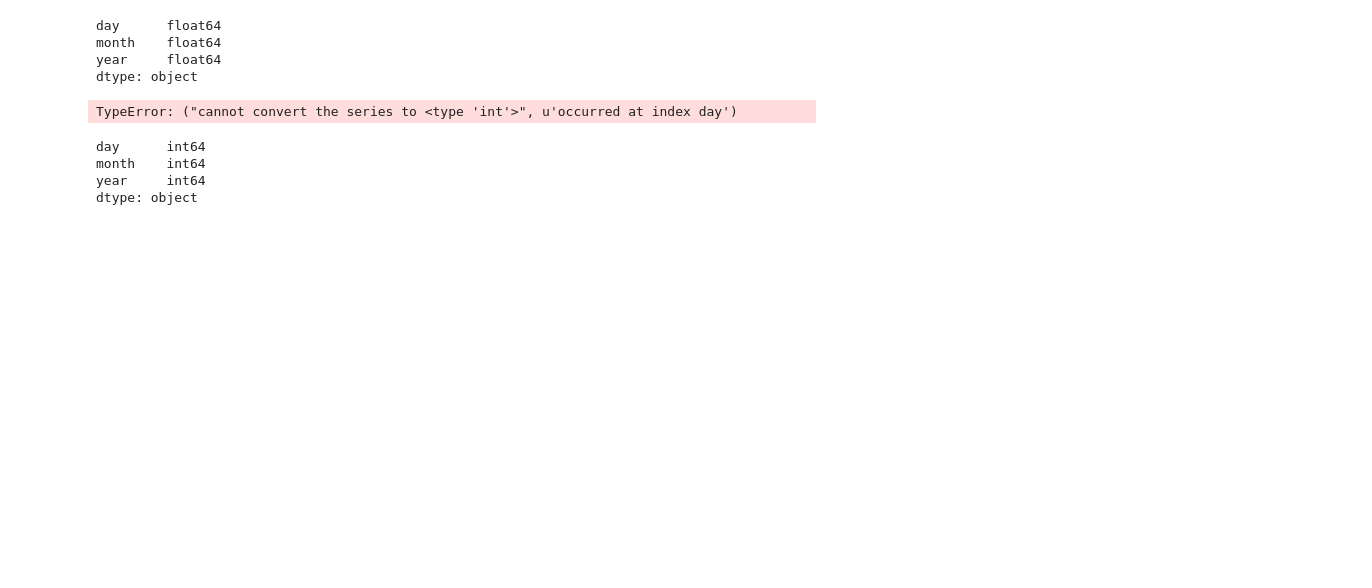
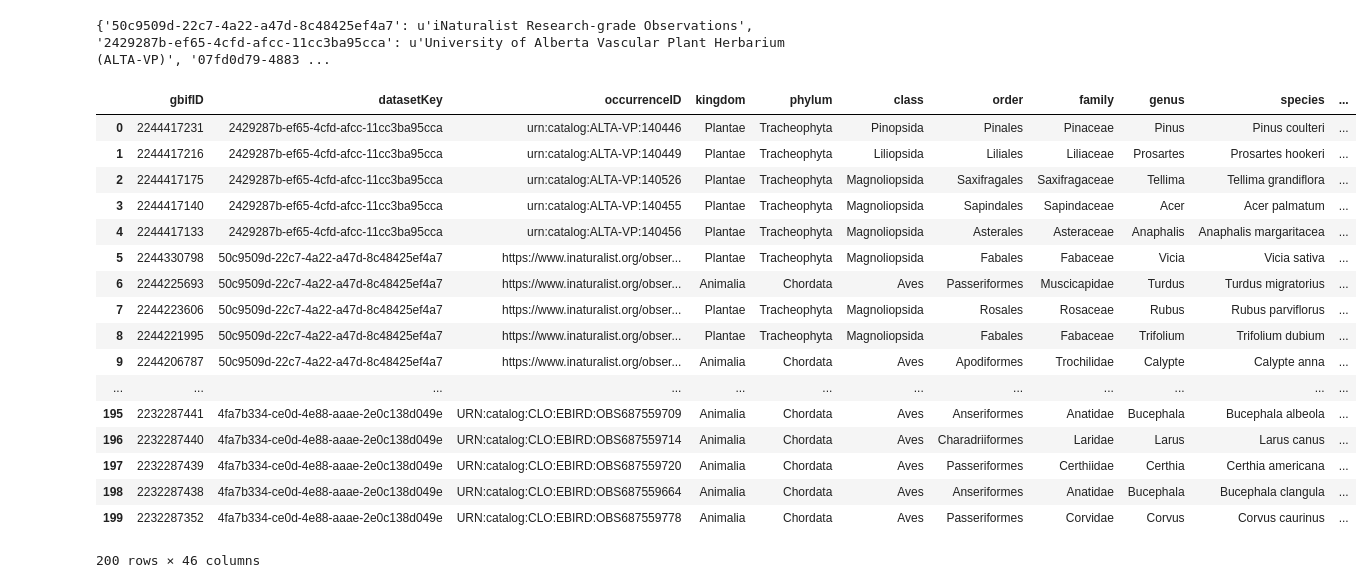
Before and after one commit to raghavaggsss/DSSG19BioDiv, a Jupyter notebook: Geopandas to GeoJson.ipynb, the cells around one changed output. Drawn from its saved outputs; the diff is of its cells as text; code cells hidden in the pictures; blank space fills up the shorter version.

Commit message:
added datasetName column (w/ API)

```diff
--- a/Geopandas to GeoJson.ipynb
+++ b/Geopandas to GeoJson.ipynb
@@ -8,5 +9,38 @@ df_UBC = pd.read_csv("Gbif_UBC.csv", delimiter="\t", low_memory=False)
 df_UBC = df_UBC.head(200)
 # %%
 geometry = [Point(xy) for xy in zip (df_UBC['decimalLongitude'], df_UBC['decimalLatitude'])]
+# %%
+k = df_UBC['datasetKey'].unique()
+n = ([])
+for key in k:
+    url = "http://api.gbif.org/v1/dataset/" + key
+    name = requests.get(url).json()['title']
+    n.append(name)
+conv = dict(zip(k,n))
+print(conv)
+# %% [output]
+{'50c9509d-22c7-4a22-a47d-8c48425ef4a7': u'iNaturalist Research-grade Observations', '2429287b-ef65-4cfd-afcc-11cc3ba95cca': u'University of Alberta Vascular Plant Herbarium (ALTA-VP)', '07fd0d79-4883 ...
+# %%
+df_UBC['datasetName'] = df_UBC['datasetKey']
+df_UBC.replace({'datasetName': conv})
+# %% [output]
+|  | gbifID | datasetKey | occurrenceID | kingdom | phylum | class | order | family | genus | species | ... |
+| 0 | 2244417231 | 2429287b-ef65-4cfd-afcc-11cc3ba95cca | urn:catalog:ALTA-VP:140446 | Plantae | Tracheophyta | Pinopsida | Pinales | Pinaceae | Pinus | Pinus coulteri | ... |
+| 1 | 2244417216 | 2429287b-ef65-4cfd-afcc-11cc3ba95cca | urn:catalog:ALTA-VP:140449 | Plantae | Tracheophyta | Liliopsida | Liliales | Liliaceae | Prosartes | Prosartes hookeri | ... |
+| 2 | 2244417175 | 2429287b-ef65-4cfd-afcc-11cc3ba95cca | urn:catalog:ALTA-VP:140526 | Plantae | Tracheophyta | Magnoliopsida | Saxifragales | Saxifragaceae | Tellima | Tellima grandiflora | ... |
+| 3 | 2244417140 | 2429287b-ef65-4cfd-afcc-11cc3ba95cca | urn:catalog:ALTA-VP:140455 | Plantae | Tracheophyta | Magnoliopsida | Sapindales | Sapindaceae | Acer | Acer palmatum | ... |
+| 4 | 2244417133 | 2429287b-ef65-4cfd-afcc-11cc3ba95cca | urn:catalog:ALTA-VP:140456 | Plantae | Tracheophyta | Magnoliopsida | Asterales | Asteraceae | Anaphalis | Anaphalis margaritacea | ... |
+| 5 | 2244330798 | 50c9509d-22c7-4a22-a47d-8c48425ef4a7 | https://www.inaturalist.org/obser... | Plantae | Tracheophyta | Magnoliopsida | Fabales | Fabaceae | Vicia | Vicia sativa | ... |
+| 6 | 2244225693 | 50c9509d-22c7-4a22-a47d-8c48425ef4a7 | https://www.inaturalist.org/obser... | Animalia | Chordata | Aves | Passeriformes | Muscicapidae | Turdus | Turdus migratorius | ... |
+| 7 | 2244223606 | 50c9509d-22c7-4a22-a47d-8c48425ef4a7 | https://www.inaturalist.org/obser... | Plantae | Tracheophyta | Magnoliopsida | Rosales | Rosaceae | Rubus | Rubus parviflorus | ... |
+| 8 | 2244221995 | 50c9509d-22c7-4a22-a47d-8c48425ef4a7 | https://www.inaturalist.org/obser... | Plantae | Tracheophyta | Magnoliopsida | Fabales | Fabaceae | Trifolium | Trifolium dubium | ... |
+| 9 | 2244206787 | 50c9509d-22c7-4a22-a47d-8c48425ef4a7 | https://www.inaturalist.org/obser... | Animalia | Chordata | Aves | Apodiformes | Trochilidae | Calypte | Calypte anna | ... |
+| ... | ... | ... | ... | ... | ... | ... | ... | ... | ... | ... | ... |
+| 195 | 2232287441 | 4fa7b334-ce0d-4e88-aaae-2e0c138d049e | URN:catalog:CLO:EBIRD:OBS687559709 | Animalia | Chordata | Aves | Anseriformes | Anatidae | Bucephala | Bucephala albeola | ... |
+| 196 | 2232287440 | 4fa7b334-ce0d-4e88-aaae-2e0c138d049e | URN:catalog:CLO:EBIRD:OBS687559714 | Animalia | Chordata | Aves | Charadriiformes | Laridae | Larus | Larus canus | ... |
+| 197 | 2232287439 | 4fa7b334-ce0d-4e88-aaae-2e0c138d049e | URN:catalog:CLO:EBIRD:OBS687559720 | Animalia | Chordata | Aves | Passeriformes | Certhiidae | Certhia | Certhia americana | ... |
+| 198 | 2232287438 | 4fa7b334-ce0d-4e88-aaae-2e0c138d049e | URN:catalog:CLO:EBIRD:OBS687559664 | Animalia | Chordata | Aves | Anseriformes | Anatidae | Bucephala | Bucephala clangula | ... |
+| 199 | 2232287352 | 4fa7b334-ce0d-4e88-aaae-2e0c138d049e | URN:catalog:CLO:EBIRD:OBS687559778 | Animalia | Chordata | Aves | Passeriformes | Corvidae | Corvus | Corvus caurinus | ... |
+200 rows × 46 columns
 # %%
 geo_df = gpd.GeoDataFrame(df_UBC, geometry = geometry, crs = {'init': 'epsg:4326'})
@@ -15,24 +47,2 @@ geo_df = geo_df.rename(columns={'eventDate' : 'time'})
 # %%
 geo_df.to_file("leaflet/UBC_alt.geojson", driver="GeoJSON")
-# %%
-df1 = geo_df.iloc[:,25:28]
-#geo_df[['year','month','day']]
-#pd.to_datetime(geo_df)
-print df1.dtypes
-df2 = df1.apply(lambda x : int(x))
-# %% [output]
-day      float64
-month    float64
-year     float64
-dtype: object
-TypeError: ("cannot convert the series to <type 'int'>", u'occurred at index day')
-# %%
-df = pd.DataFrame({'year': [2015, 2016],
-                       'month': [2, 3],
-                       'day': [4, 5]})
-print df.dtypes
-# %% [output]
-day      int64
-month    int64
-year     int64
-dtype: object
```
Also changed, not shown: parts of 3 cells of this notebook, 4 other files.
